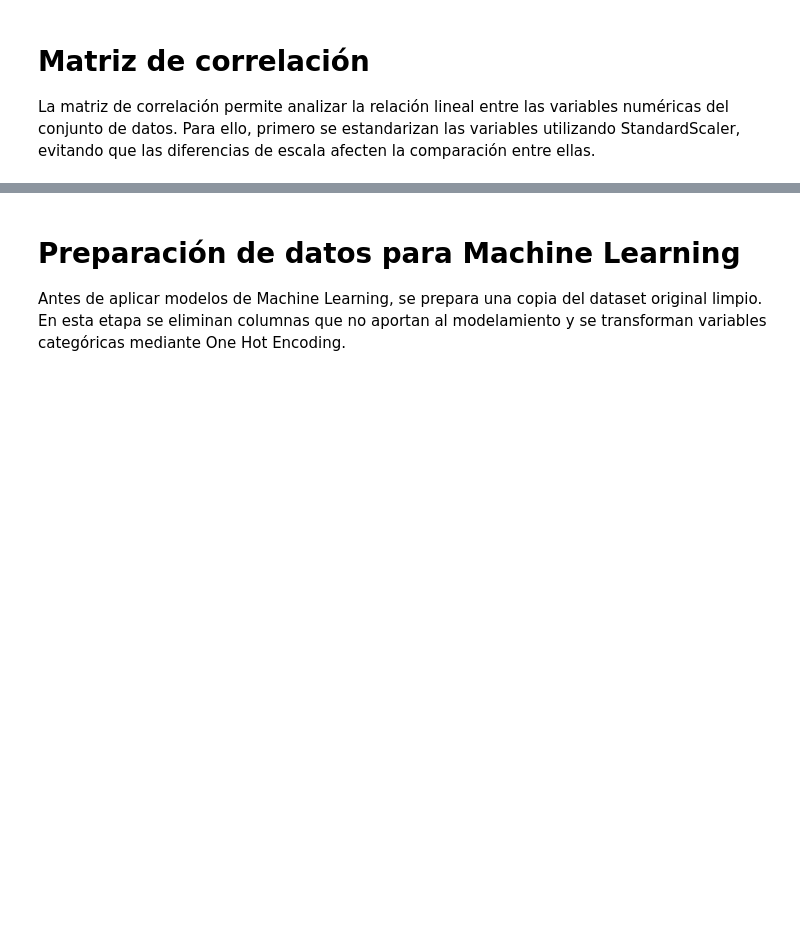
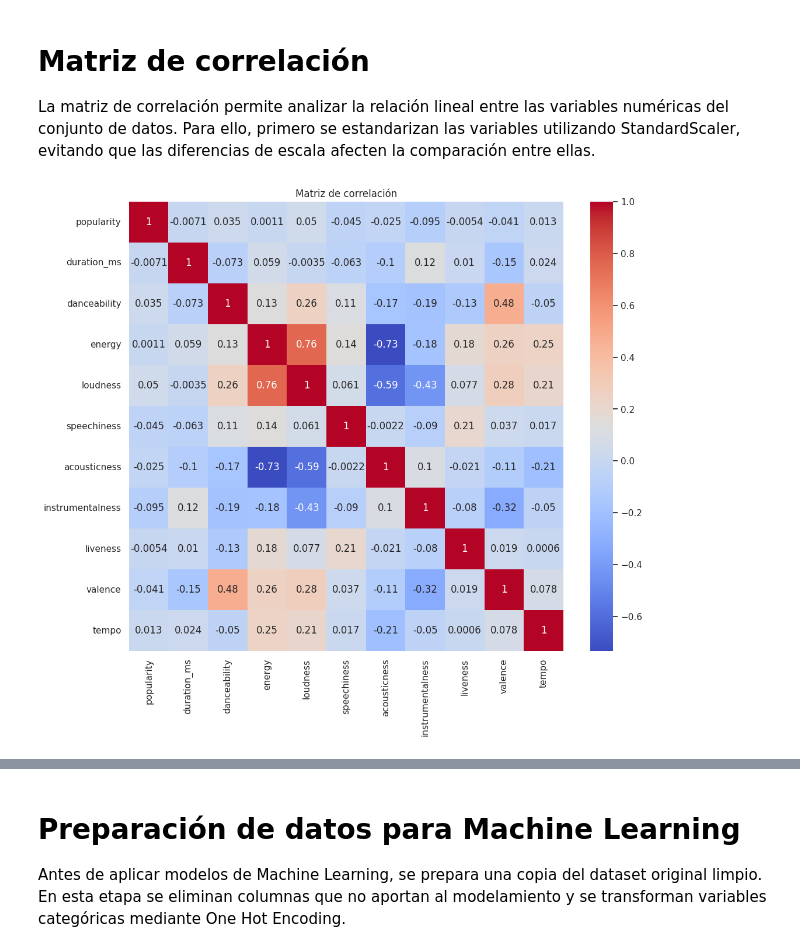
Before and after one commit to fernandovidalnn/evaluacion_1_mineria_datos, a Jupyter notebook: ev3_spotify_mineria.ipynb, the cells around one changed output, grey strips where cells are left out. Drawn from its saved outputs; the diff is of its cells as text; code cells hidden in the pictures; blank space fills up the shorter version.

```diff
--- a/ev3_spotify_mineria.ipynb
+++ b/ev3_spotify_mineria.ipynb
@@ -557,3 +547,17 @@ sns.boxplot(x=df['time_signature'], y=df['popularity'])
 # Matriz de correlación
 
 La matriz de correlación permite analizar la relación lineal entre las variables numéricas del conjunto de datos. Para ello, primero se estandarizan las variables utilizando StandardScaler, evitando que las diferencias de escala afecten la comparación entre ellas.
+# %%
+scaler = StandardScaler()
+
+df_scaled = df.copy()
+df_scaled[cols_numericas] = scaler.fit_transform(df[cols_numericas])
+# %%
+corr = df_scaled[cols_numericas].corr()
+
+plt.figure(figsize=(12,10))
+sns.heatmap(corr, annot=True, cmap='coolwarm')
+plt.title("Matriz de correlación")
+plt.show()
+# %% [output]
+[figure, added]
```
Also changed, not shown: parts of 11 cells of this notebook.
